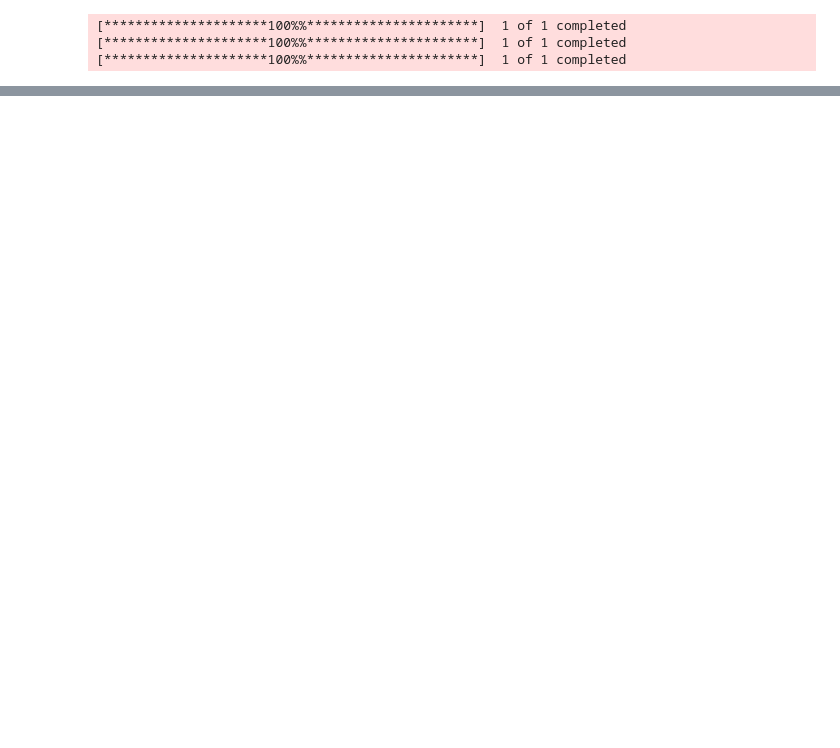
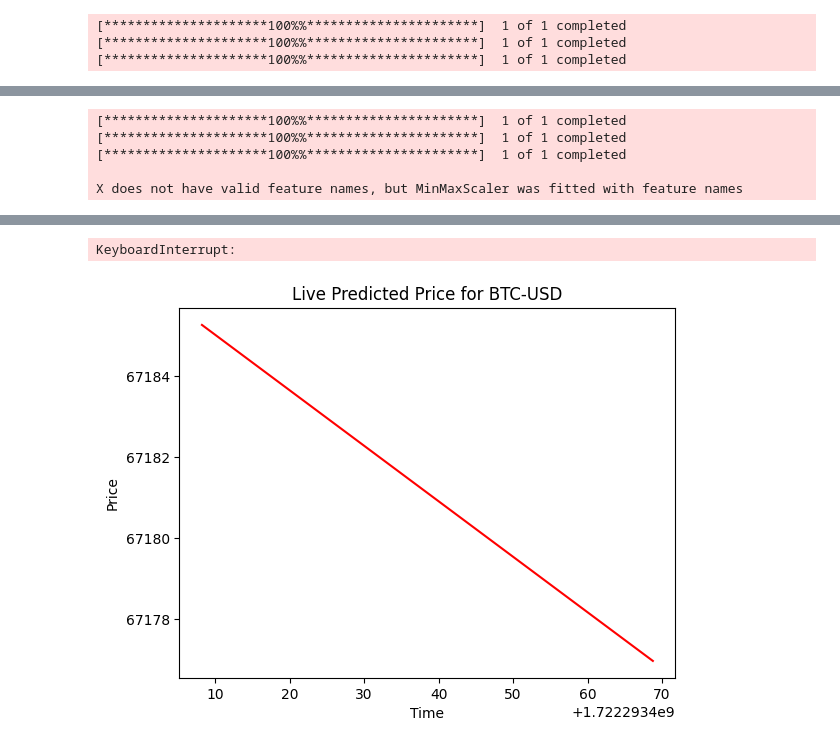
Before and after one commit to awaiskhan005/DATA-SCIENCE-AND-AI-, a Jupyter notebook: crypto_price_prediction_using_LSTM.ipynb, the cells around one changed output, grey strips where cells are left out. Saved outputs shown, nothing was run; the diff lists cells and outputs as text; code cells hidden in the pictures; blank space fills up the shorter version.

```diff
--- a/crypto_price_prediction_using_LSTM.ipynb
+++ b/crypto_price_prediction_using_LSTM.ipynb
@@ -36,7 +36,7 @@ def fetch_and_prepare_data(tickers, start_date, end_date):
 # Example usage
 tickers = ['BTC-USD', 'ETH-USD', 'LTC-USD']
 start_date = '2020-01-01'
-end_date = '2024-07-28'
+end_date = '2024-07-30'
 data = fetch_and_prepare_data(tickers, start_date, end_date)
 # %% [output]
 [*********************100%%**********************]  1 of 1 completed
@@ -77,5 +77,5 @@ def build_model(input_shape):
 
 # Build and train the model
 model = build_model((time_step, len(tickers)))
-model.fit(X, Y, batch_size=1, epochs=1)
+model.fit(X, Y, batch_size=1, epochs=50)
 # %% [output]
@@ -111,0 +114,68 @@ update_model_with_real_time_data(model, scaler, tickers)
+# %%
+# prompt: can we make a live visual fro the above prediction with should indicate live predicted values
+
+import yfinance as yf
+import pandas as pd
+import numpy as np
+from sklearn.preprocessing import MinMaxScaler
+from tensorflow.keras.models import Sequential
+from tensorflow.keras.layers import LSTM, Dense
+import matplotlib.pyplot as plt
+import time
+
+# ... (Your existing code for fetching, preparing, normalizing data, building and training the model) ...
+
+def make_trading_decision(model, scaler, tickers, time_step=60):
+    plt.ion()  # Turn on interactive mode for live plotting
+    fig, ax = plt.subplots()
+    line, = ax.plot([], [], 'r-')  # Initialize an empty plot
+    ax.set_xlabel('Time')
+    ax.set_ylabel('Price')
+    ax.set_title(f'Live Predicted Price for {tickers[0]}')
+    x_data = []
+    y_data = []
+
+    while True:
+        new_data = {}
+
+        for ticker in tickers:
+            new_data[ticker] = yf.download(ticker, period='1d', interval='1m')['Close']
+
+        new_data = pd.DataFrame(new_data).ffill().values
+
+        if new_data.shape[0] <= time_step:
+            print("Not enough data to make a prediction.")
+            continue
+
+        normalized_new_data = scaler.transform(new_data)
+
+        # Predict the next price
+        x = normalized_new_data[-time_step:]
+        x = x.reshape(1, time_step, len(tickers))
+        predicted_price_normalized = model.predict(x)
+
+        # Reshape the predicted price to match scaler input shape
+        predicted_price_normalized = predicted_price_normalized.reshape(-1, 1)
+
+        # Inverse transform to get the actual price
+        predicted_price = scaler.inverse_transform(np.tile(predicted_price_normalized, (1, len(tickers))))
+
+        # Update plot data
+        x_data.append(time.time())  # Use timestamp for x-axis
+        y_data.append(predicted_price[0][0])
+
+        # Update the plot
+        line.set_data(x_data, y_data)
+        ax.relim()  # Recalculate limits
+        ax.autoscale_view()  # Autoscale the view
+        fig.canvas.draw()
+        fig.canvas.flush_events()  # Update the plot on the screen
+
+        print(f"Predicted price for {tickers[0]}: {predicted_price[0][0]}")
+
+        # Sleep for a minute before the next prediction
+        time.sleep(60)
+
+# Start the trading bot with live visualization
+make_trading_decision(model, scaler, tickers)
+# %% [output]
@@ -111,0 +189,5 @@ update_model_with_real_time_data(model, scaler, tickers)
+[*********************100%%**********************]  1 of 1 completed
+[*********************100%%**********************]  1 of 1 completed
+[*********************100%%**********************]  1 of 1 completed
+
+X does not have valid feature names, but MinMaxScaler was fitted with feature names
@@ -112 +196,3 @@ update_model_with_real_time_data(model, scaler, tickers)
+KeyboardInterrupt:
+[figure, added]
 # %%
```
Also changed, not shown: parts of 4 cells of this notebook.
